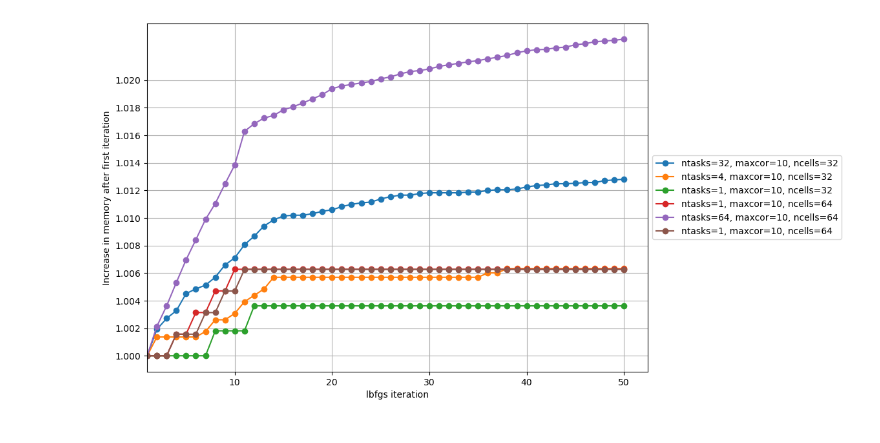
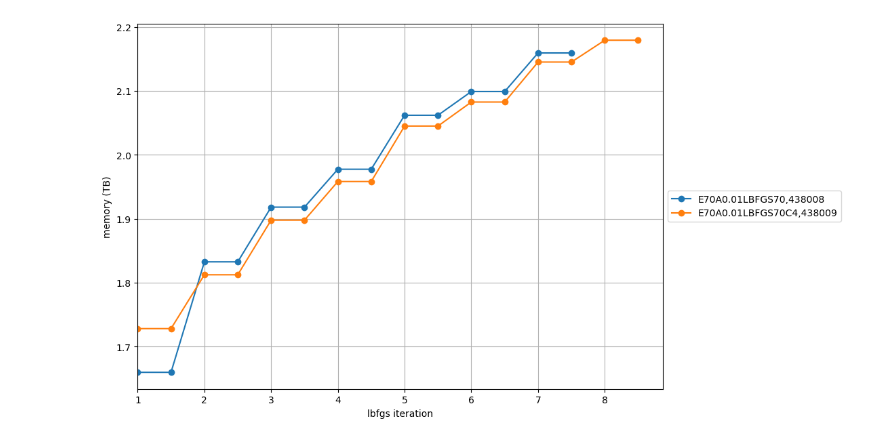
Before and after one commit to JohannesHaubner/mapMRI, a Jupyter notebook: examples/debugging/mem.ipynb, the cells around one changed output. Saved outputs shown, nothing was run; the diff lists cells and outputs as text; code cells hidden in the pictures.

```diff
--- a/examples/debugging/mem.ipynb
+++ b/examples/debugging/mem.ipynb
@@ -7,30 +7,35 @@ from parse import parse
 # filenames = ["/home/bastian/D1/registration/mrislurm/436844_log_python_srun.txt"]
 
 
-path = pathlib.Path("/home/bastian/D1/registration/cubeslurm/")
+# path = pathlib.Path("/home/bastian/D1/registration/cubeslurm/")
+# # slurmids = list(range(437522, 437526))
+# # slurmids = list(range(437534, 437543))
+# # slurmids.remove(437537)
+# slurmids = list(range(437543, 437559))
+# slurmids.remove(437547)
+
+# slurmids += list(range(437573, 437576))
+# slurmids += list(range(437579, 437585))
+# slurmids += list(range(437579, 437588))
+# slurmids += list(range(437590, 437591))
+
+# slurmids.remove(437585)
+# slurmids.remove(437586)
+
+# slurmids = set(slurmids)
+
+# slurmids = [# 437606,
+#             437649, 437650, 437653, 437657, 437707, 437711, 437712]
+
+# slurmids = [437738, 437739, 437740, 437762, 437768,437771,]
 
 
-
-# slurmids = list(range(437522, 437526))
-# slurmids = list(range(437534, 437543))
-# slurmids.remove(437537)
-slurmids = list(range(437543, 437559))
-slurmids.remove(437547)
-
-slurmids += list(range(437573, 437576))
-slurmids += list(range(437579, 437585))
-slurmids += list(range(437579, 437588))
-slurmids += list(range(437590, 437591))
-
-slurmids.remove(437585)
-slurmids.remove(437586)
-
-slurmids = set(slurmids)
-
-slurmids = [# 437606,
-            437649, 437650, 437653, 437657, 437707, 437711, 437712]
-
-slurmids = [437738, 437739, 437740, 437762, 437768,437771,]
+path = pathlib.Path("/home/bastian/D1/registration/mrislurm/")
+slurmids = [# 437776, 437782, 437847,
+            # 437912, 437913, 437915,437918,437919,437920,437921,
+            #437783, 437866
+            438008, 438009, 438153, 438155
+            ]
 
 print("Total number of log files", len(slurmids))
 
@@ -50,7 +55,7 @@ for slurmid in slurmids:
     check_for_error(path / (str(slurmid) + ".out"))
     check(filename)#path / (str(slurmid) + ".out"))
 
-    ntasks, maxcor, meshn = read(path / (str(slurmid) + ".out"))
+    # ntasks, maxcor, meshn = read(path / (str(slurmid) + ".out"))
 
     outfoldername = outfoldername.replace("\n", "").replace(" ", "")
 
@@ -65,13 +70,13 @@ for slurmid in slurmids:
     marker = "o"
     linestyle = "-"
 
-    if len(outfoldername) > 0:
-        res = parse("{}NC{}_{}", outfoldername)
-        nc = res[1]
-        color = colors[int(nc)]
-    else:
-        nc= 42
-        color = "red"
+    # if outfoldername is not None and len(outfoldername) > 0:
+    #     res = parse("{}NC{}_{}", outfoldername)
+    #     nc = res[1]
+    #     color = colors[int(nc)]
+    # else:
+    #     nc= 42
+    #     color = "red"
 
     if "self" in outfoldername:
         marker = "d"
@@ -94,16 +99,14 @@ for slurmid in slurmids:
         linestyle = ":"
 
 
-    fac = 1 + 0 * mema[0,1]
-    fac = mema[0,1]
-
-    mema[:,0] -= 1
+    fac = 1
+    # fac = mema[0,1]
 
     plt.plot(mema[:,0], mema[:,1] / fac, marker=marker,
             # color=color, linestyle=linestyle,
             # label="maxcor="+res[1] + "," + res[2].replace("none", "no preconditioning").replace("preconditioning_nosmoothen", "preconditioning = nosmoothen"),
-            # label=outfoldername + str(slurmid),
-            label="ntasks=" + str(ntasks).replace("\n", "") + ", maxcor=" + str(maxcor).replace("\n", "")+ ", ncells=" + str(meshn).replace("\n", "")
+            label=outfoldername + "," + str(slurmid),
+            # label="ntasks=" + str(ntasks).replace("\n", "") + ", maxcor=" + str(maxcor).replace("\n", "")+ ", ncells=" + str(meshn).replace("\n", "")
             # label=slurmid,
             )
     plt.legend()
@@ -114,7 +117,7 @@ if fac == 1:
 else:
     plt.ylabel("Increase in memory after first iteration")
 plt.xlim(1, None)
-plt.yticks([1 + x /1000 for x in range(0, 22, 2)])
+# plt.yticks([1 + x /1000 for x in range(0, 22, 2)])
 plt.grid()
 ax.legend(loc='center left', bbox_to_anchor=(1, 0.5))
 plt.show()
@@ -129 +136 @@ Total number of log files 6
-[figure, old version]
+[figure, new version]
```
Also changed, not shown: parts of 1 cell of this notebook, 5 other files.
